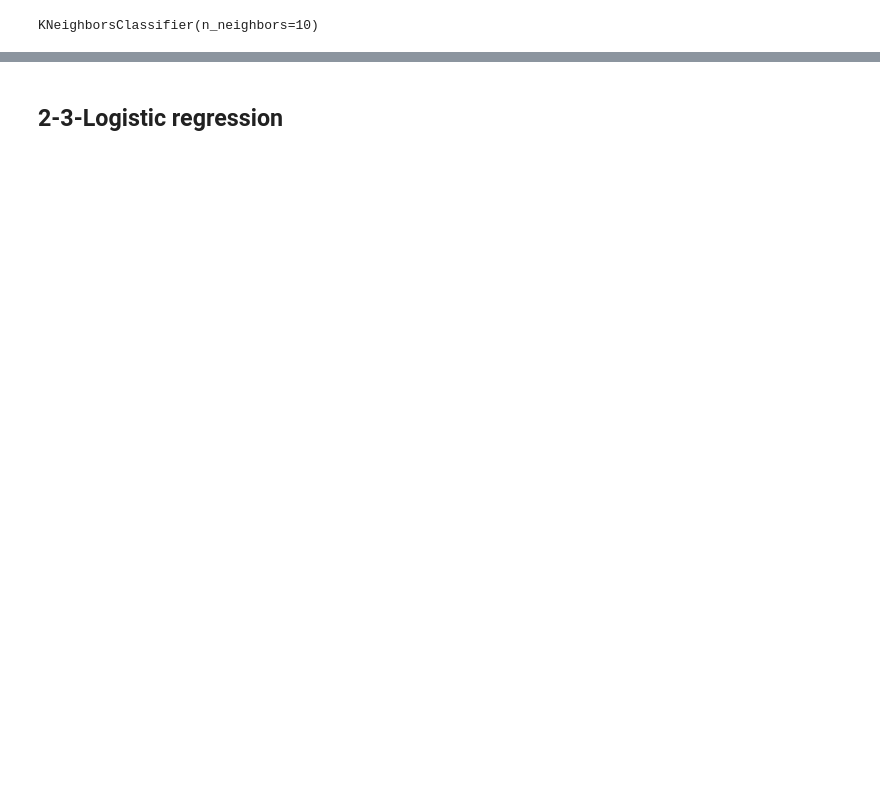
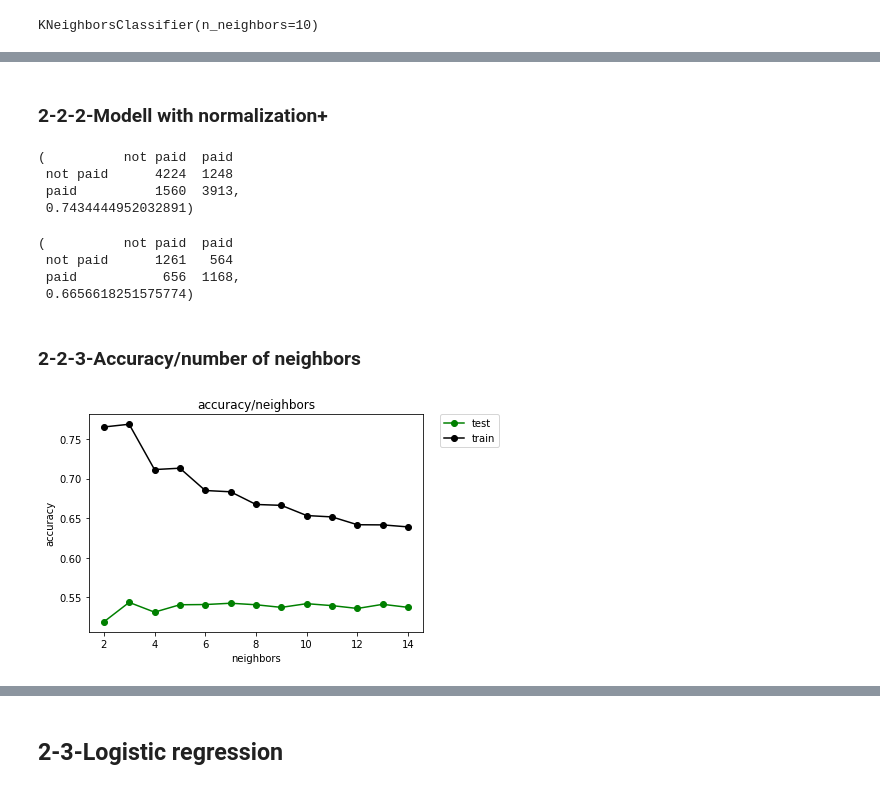
Before and after one commit to vk1408/c64, a Jupyter notebook: c64_different_models.ipynb, the cells around one changed output, grey strips where cells are left out. Drawn from its saved outputs; the diff is of its cells as text; code cells hidden in the pictures; blank space fills up the shorter version.

```diff
--- a/c64_different_models.ipynb
+++ b/c64_different_models.ipynb
@@ -282,7 +371,7 @@ from sklearn.neighbors import KNeighborsClassifier
 
 knn = KNeighborsClassifier(n_neighbors=10)
 
-knn.fit(X_train_sc, y_train)
+knn.fit(X_train, y_train)
 # %% [output]
 KNeighborsClassifier(n_neighbors=10)
 # %%
@@ -303,0 +393,46 @@ Accuracy : 0.6799123047410249
+# %% [markdown]
+### 2-2-2-Modell with normalization+
+# %%
+knn.fit(X_train_sc, y_train)
+model_check(y_train, knn.predict(X_train_sc), knn)
+# %% [output]
+(          not paid  paid
+ not paid      4224  1248
+ paid          1560  3913,
+ 0.7434444952032891)
+# %%
+model_check(y_test, knn.predict(X_test_sc), knn)
+# %% [output]
+(          not paid  paid
+ not paid      1261   564
+ paid           656  1168,
+ 0.6656618251575774)
+# %% [markdown]
+### 2-2-3-Accuracy/number of neighbors
+# %%
+# trying different number of neighbors
+# trying different depths
+accuracy_neighbor_test = {}
+accuracy_neighbor_train = {}
+for i in range(2,15):
+    knn = KNeighborsClassifier(n_neighbors=i)
+    knn.fit(X_train, y_train)
+    conf_matrix_tr, acc_sc_tr = model_check(y_train, knn.predict(X_train), knn)
+    conf_matrix_test, acc_sc_test = model_check(y_test, knn.predict(X_test), knn)
+    accuracy_neighbor_test[i] = acc_sc_test
+    accuracy_neighbor_train[i] = acc_sc_tr
+# %%
+import matplotlib.pyplot as plt
+x = accuracy_neighbor_test.keys()
+y1 = accuracy_neighbor_test.values()
+y2 = accuracy_neighbor_train.values()
+
+plt.title("accuracy/neighbors")
+plt.xlabel("neighbors")
+plt.ylabel("accuracy")
+plt.plot(x,y1, c = "g", marker = "o",label="test")
+plt.plot(x,y2, c = "k", marker = "o",label="train")
+plt.legend(bbox_to_anchor=(1.05, 1), loc='upper left', borderaxespad=0.)
+plt.show()
+# %% [output]
+[figure, added]
```
Also changed, not shown: parts of 51 cells of this notebook.
